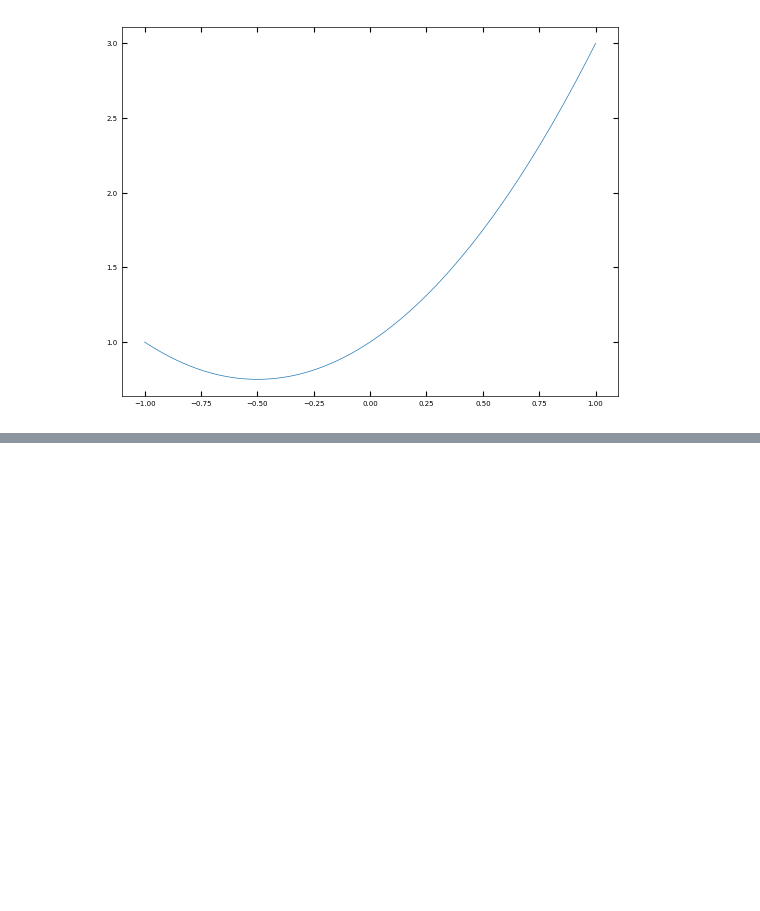
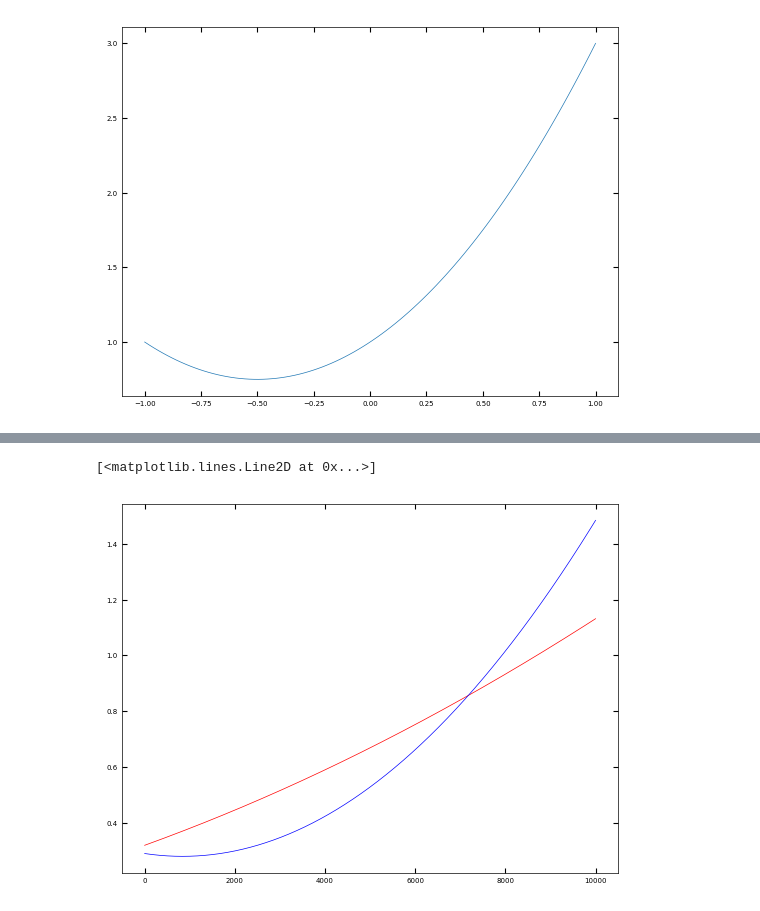
Before and after one commit to ctsai64/1DFitter, a Jupyter notebook: quadratic_function_multiscale1dfitter.ipynb, the cells around one changed output, grey strips where cells are left out. Saved outputs shown, nothing was run; the diff lists cells and outputs as text; code cells hidden in the pictures; blank space fills up the shorter version.

Commit message:
Completed quadratic function model

```diff
--- a/quadratic_function_multiscale1dfitter.ipynb
+++ b/quadratic_function_multiscale1dfitter.ipynb
@@ -287,3 +237,10 @@ plt.plot(xs, lines[1].detach().cpu().numpy())
 torch.Size([3, 100])
 [<matplotlib.lines.Line2D at 0x...>]
 [figure]
+# %%
+model = Multiscale1DFitter(function=quadratic_function, x_data=x_values, input_channels=1, num_params=3, device=device).to(device)
+# %%
+random_seed(seed=42)
+loss_func = nn.MSELoss().to(device)
+optimizer = optim.Adam(model.parameters(), lr=3e-5)
+scheduler = StepLR(optimizer, step_size=100, gamma=0.1)
@@ -289,0 +251,22 @@ torch.Size([3, 100])
+# %%
+epochs = 100
+for epoch in range(epochs):
+    start_time = time.time()
+    train_loss = 0.0
+    total_num = 0
+    model.train()
+
+    for train_batch in dataloader:
+        train_batch = train_batch.to(device)
+        pred, _ = model(train_batch)
+        loss = loss_func(train_batch.squeeze(2), pred)
+        loss.backward()
+        optimizer.step()
+        optimizer.zero_grad()
+        train_loss += loss.item() * pred.shape[0]
+        total_num += pred.shape[0]
+    train_loss /= total_num
+    scheduler.step()
+
+    print("epoch : {}/{}, loss = {:.8f}".format(epoch, epochs, train_loss))
+    print("--- %s seconds ---" % (time.time() - start_time))
@@ -289,0 +291,8 @@ torch.Size([3, 100])
+# %%
+spectra_generated, params = model(train_batch)
+rand = np.random.randint(0, 100)
+plt.plot(spectra_generated[rand, :].detach().cpu().numpy(), "r")
+plt.plot(train_batch[rand, :].detach().cpu().numpy(), "b")
+# %% [output]
+[<matplotlib.lines.Line2D at 0x...>]
+[figure, added]
```
Also changed, not shown: parts of 5 cells of this notebook.
